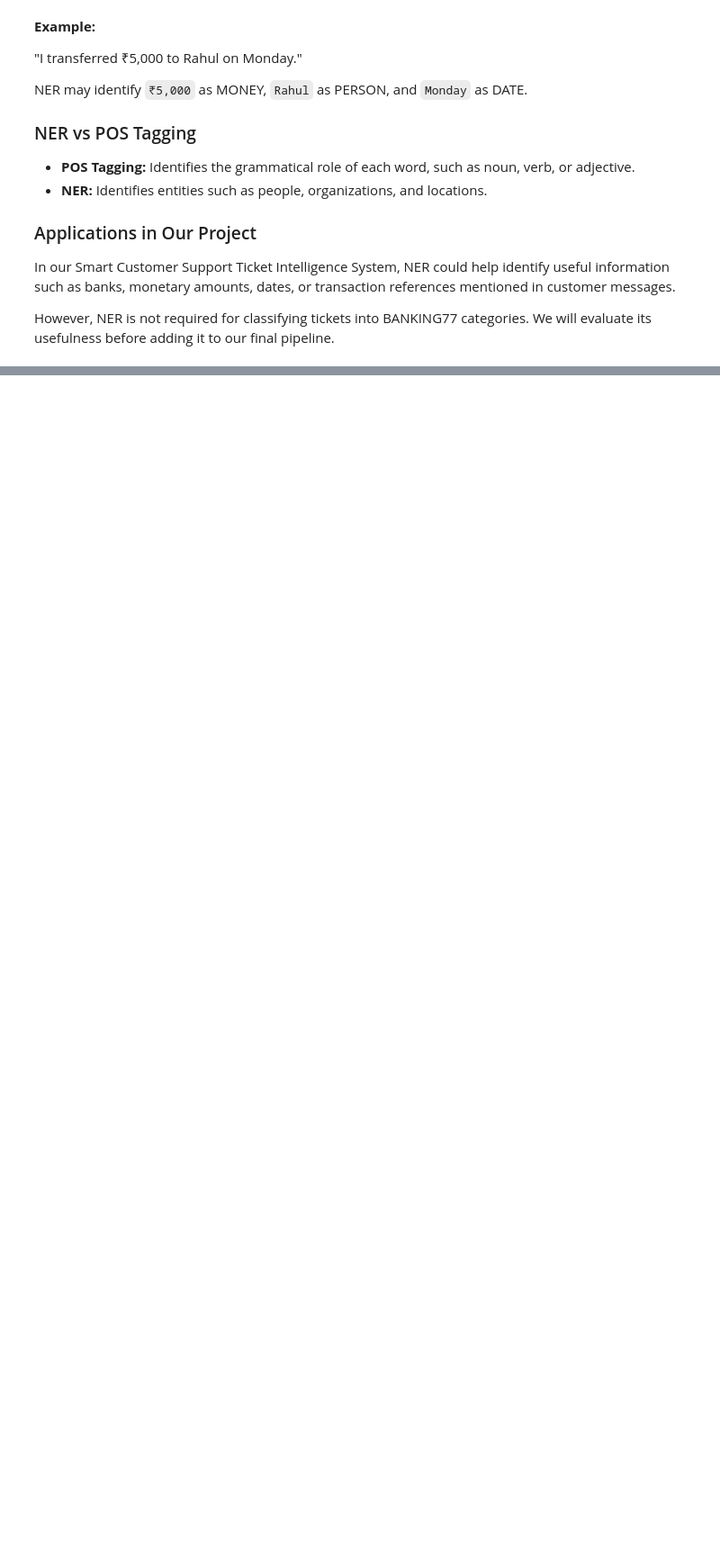
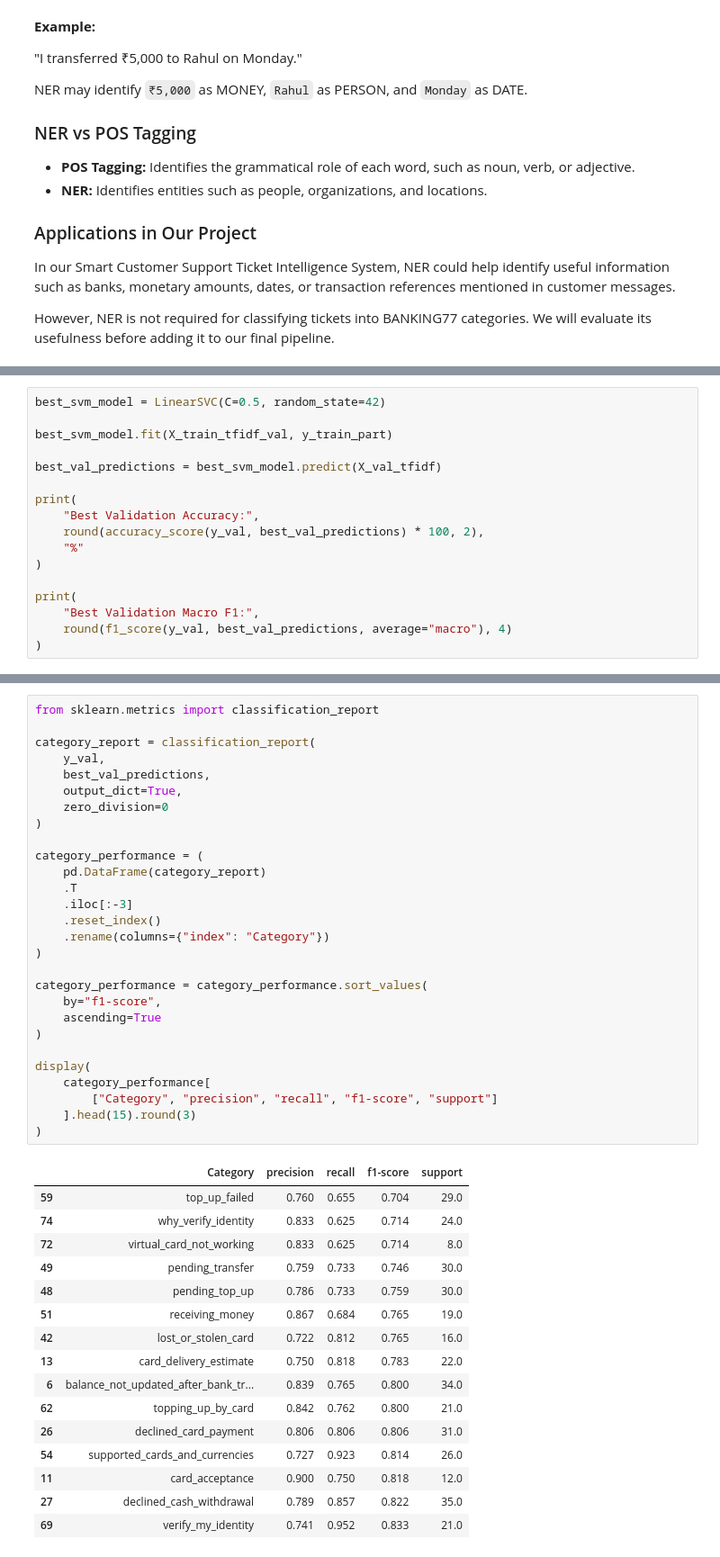
Before and after one commit to naynaz06/Smart-Customer-Support-Ticket-IS, a Jupyter notebook: notebook.ipynb, the cells around one changed output, grey strips where cells are left out. Shown at 90% size. Cells and saved outputs as stored; diff of their text form; blank space fills up the shorter version.

```diff
--- a/notebook.ipynb
+++ b/notebook.ipynb
@@ -757,0 +1452,17 @@ LookupError:
+# %%
+best_svm_model = LinearSVC(C=0.5, random_state=42)
+
+best_svm_model.fit(X_train_tfidf_val, y_train_part)
+
+best_val_predictions = best_svm_model.predict(X_val_tfidf)
+
+print(
+    "Best Validation Accuracy:",
+    round(accuracy_score(y_val, best_val_predictions) * 100, 2),
+    "%"
+)
+
+print(
+    "Best Validation Macro F1:",
+    round(f1_score(y_val, best_val_predictions, average="macro"), 4)
+)
@@ -757,0 +1567,45 @@ LookupError:
+# %%
+from sklearn.metrics import classification_report
+
+category_report = classification_report(
+    y_val,
+    best_val_predictions,
+    output_dict=True,
+    zero_division=0
+)
+
+category_performance = (
+    pd.DataFrame(category_report)
+    .T
+    .iloc[:-3]
+    .reset_index()
+    .rename(columns={"index": "Category"})
+)
+
+category_performance = category_performance.sort_values(
+    by="f1-score",
+    ascending=True
+)
+
+display(
+    category_performance[
+        ["Category", "precision", "recall", "f1-score", "support"]
+    ].head(15).round(3)
+)
+# %% [output]
+|  | Category | precision | recall | f1-score | support |
+| 59 | top_up_failed | 0.760 | 0.655 | 0.704 | 29.0 |
+| 74 | why_verify_identity | 0.833 | 0.625 | 0.714 | 24.0 |
+| 72 | virtual_card_not_working | 0.833 | 0.625 | 0.714 | 8.0 |
+| 49 | pending_transfer | 0.759 | 0.733 | 0.746 | 30.0 |
+| 48 | pending_top_up | 0.786 | 0.733 | 0.759 | 30.0 |
+| 51 | receiving_money | 0.867 | 0.684 | 0.765 | 19.0 |
+| 42 | lost_or_stolen_card | 0.722 | 0.812 | 0.765 | 16.0 |
+| 13 | card_delivery_estimate | 0.750 | 0.818 | 0.783 | 22.0 |
+| 6 | balance_not_updated_after_bank_tr... | 0.839 | 0.765 | 0.800 | 34.0 |
+| 62 | topping_up_by_card | 0.842 | 0.762 | 0.800 | 21.0 |
+| 26 | declined_card_payment | 0.806 | 0.806 | 0.806 | 31.0 |
+| 54 | supported_cards_and_currencies | 0.727 | 0.923 | 0.814 | 26.0 |
+| 11 | card_acceptance | 0.900 | 0.750 | 0.818 | 12.0 |
+| 27 | declined_cash_withdrawal | 0.789 | 0.857 | 0.822 | 35.0 |
+| 69 | verify_my_identity | 0.741 | 0.952 | 0.833 | 21.0 |
```
Also changed, not shown: parts of 56 cells of this notebook.
